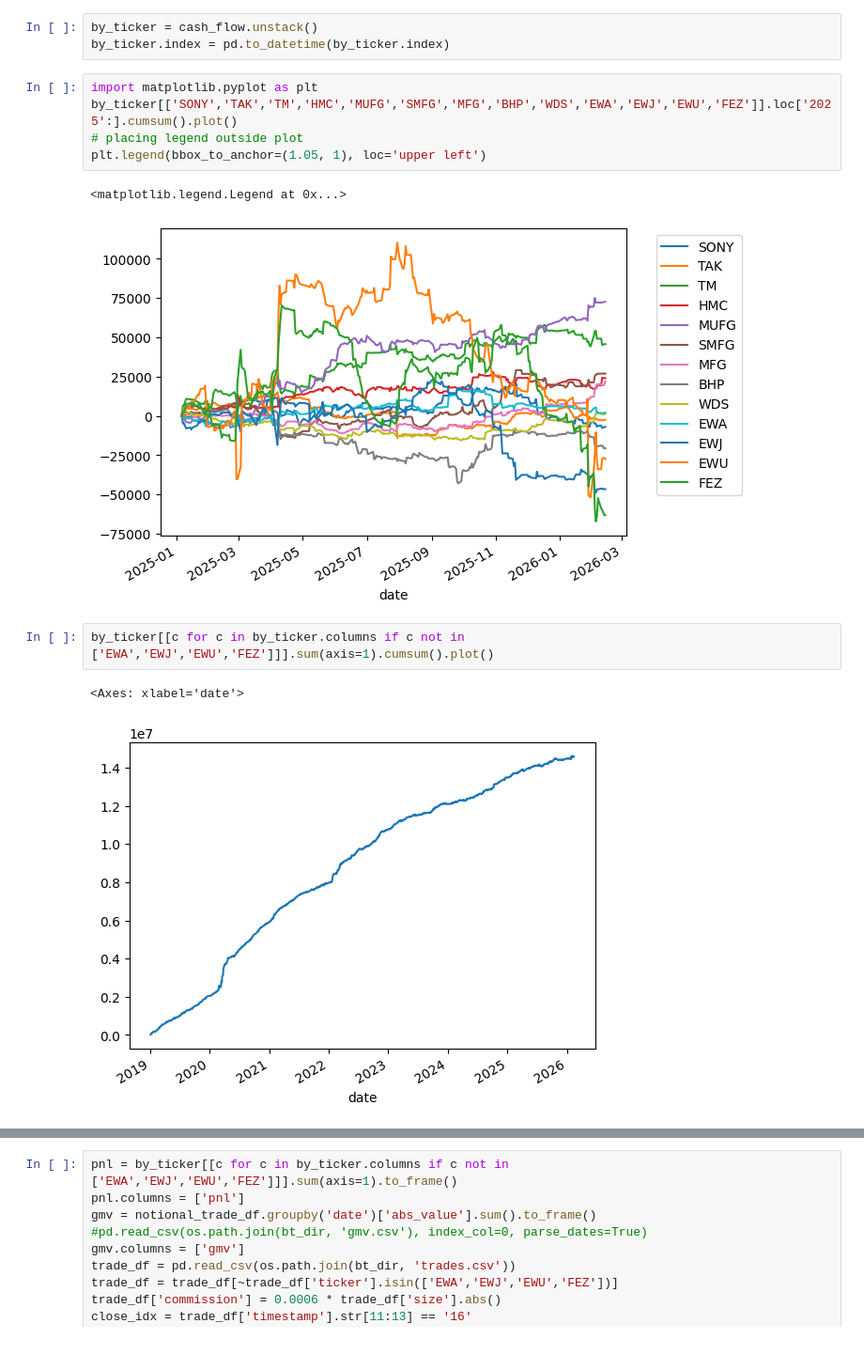
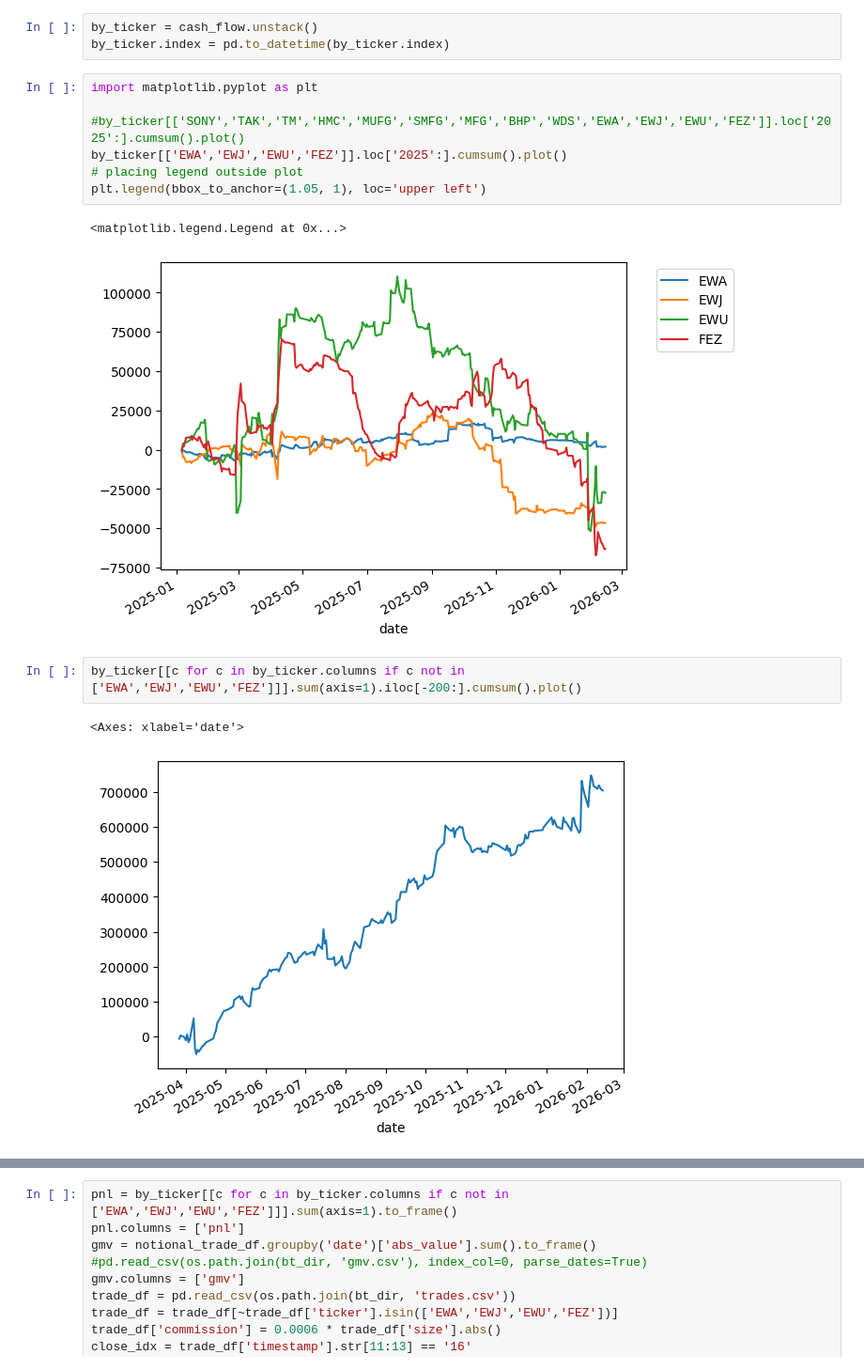
Before and after one commit to petermelq/research_adr, a Jupyter notebook: notebooks/bt_with_fees2.ipynb, the cells around one changed output, grey strips where cells are left out. Shown at 94% size. Drawn from its saved outputs; the diff is of its cells as text.

```diff
--- a/notebooks/bt_with_fees2.ipynb
+++ b/notebooks/bt_with_fees2.ipynb
@@ -156,14 +156,16 @@ by_ticker = cash_flow.unstack()
 by_ticker.index = pd.to_datetime(by_ticker.index)
 # %%
 import matplotlib.pyplot as plt
-by_ticker[['SONY','TAK','TM','HMC','MUFG','SMFG','MFG','BHP','WDS','EWA','EWJ','EWU','FEZ']].loc['2025':].cumsum().plot()
+
+#by_ticker[['SONY','TAK','TM','HMC','MUFG','SMFG','MFG','BHP','WDS','EWA','EWJ','EWU','FEZ']].loc['2025':].cumsum().plot()
+by_ticker[['EWA','EWJ','EWU','FEZ']].loc['2025':].cumsum().plot()
 # placing legend outside plot
 plt.legend(bbox_to_anchor=(1.05, 1), loc='upper left')
 # %% [output]
 <matplotlib.legend.Legend at 0x...>
-[figure, old version]
+[figure, new version]
 # %%
-by_ticker[[c for c in by_ticker.columns if c not in ['EWA','EWJ','EWU','FEZ']]].sum(axis=1).cumsum().plot()
+by_ticker[[c for c in by_ticker.columns if c not in ['EWA','EWJ','EWU','FEZ']]].sum(axis=1).iloc[-200:].cumsum().plot()
 # %% [output]
 <Axes: xlabel='date'>
-[figure, old version]
+[figure, new version]
```
Also changed, not shown: parts of 16 cells of this notebook, 11 other files.
